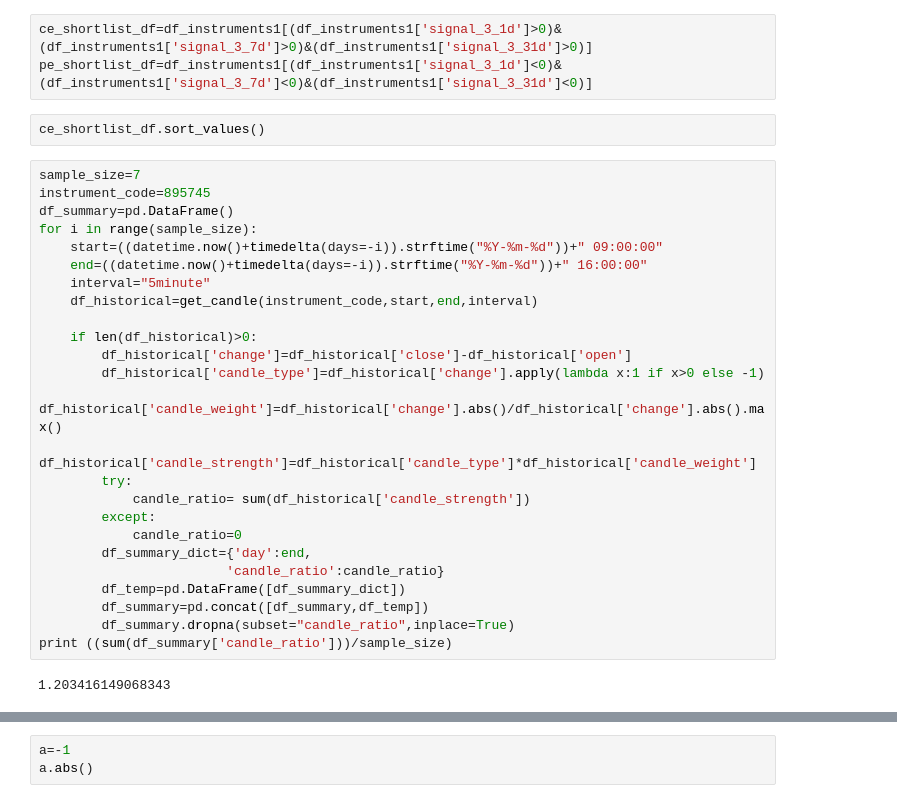
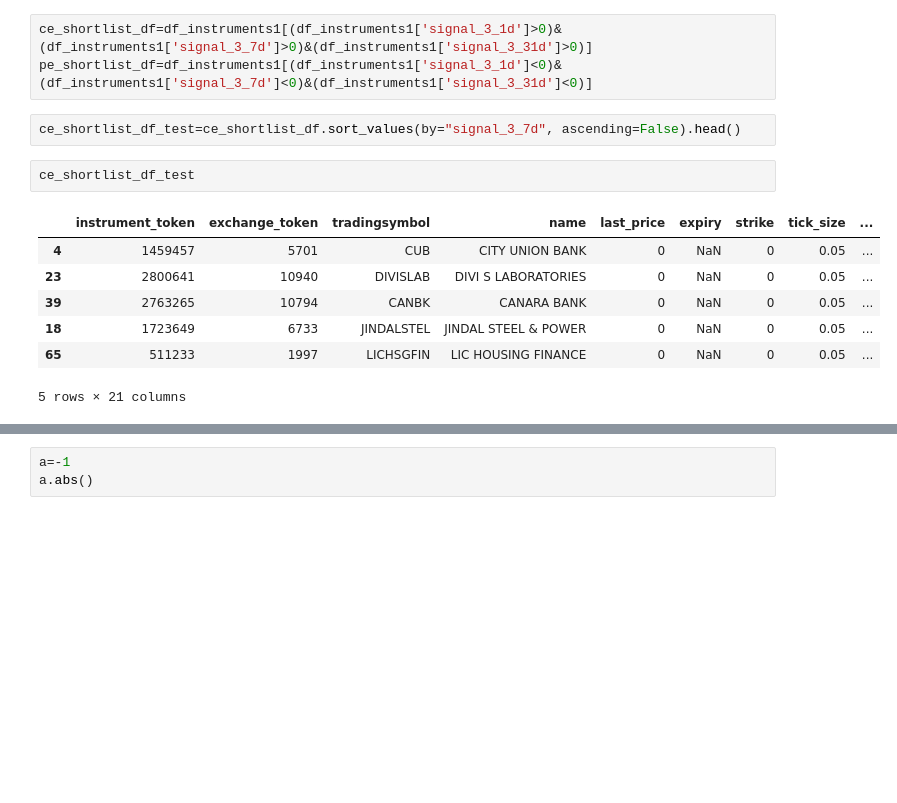
Before and after one commit to nikhil-chhabra/pykiteconnect, a Jupyter notebook: kite_notebook.ipynb, the cells around one changed output, grey strips where cells are left out. Cells and saved outputs as stored; diff of their text form; blank space fills up the shorter version.

```diff
--- a/kite_notebook.ipynb
+++ b/kite_notebook.ipynb
@@ -115,32 +116,15 @@ df_instruments1.to_csv(f'weighted_final_shortlist_{date}.csv',index=False)
 # %%
 ce_shortlist_df=df_instruments1[(df_instruments1['signal_3_1d']>0)&(df_instruments1['signal_3_7d']>0)&(df_instruments1['signal_3_31d']>0)]
 pe_shortlist_df=df_instruments1[(df_instruments1['signal_3_1d']<0)&(df_instruments1['signal_3_7d']<0)&(df_instruments1['signal_3_31d']<0)]
-# %%
-ce_shortlist_df.sort_values()
-# %%
-sample_size=7
-instrument_code=895745
-df_summary=pd.DataFrame()
-for i in range(sample_size):
-    start=((datetime.now()+timedelta(days=-i)).strftime("%Y-%m-%d"))+" 09:00:00"
-    end=((datetime.now()+timedelta(days=-i)).strftime("%Y-%m-%d"))+" 16:00:00"
-    interval="5minute"
-    df_historical=get_candle(instrument_code,start,end,interval)
-
-    if len(df_historical)>0:
-        df_historical['change']=df_historical['close']-df_historical['open']
-        df_historical['candle_type']=df_historical['change'].apply(lambda x:1 if x>0 else -1)
-        df_historical['candle_weight']=df_historical['change'].abs()/df_historical['change'].abs().max()
-        df_historical['candle_strength']=df_historical['candle_type']*df_historical['candle_weight']
-        try:
-            candle_ratio= sum(df_historical['candle_strength'])
-        except:
-            candle_ratio=0
-        df_summary_dict={'day':end,
-                        'candle_ratio':candle_ratio}
-        df_temp=pd.DataFrame([df_summary_dict])
-        df_summary=pd.concat([df_summary,df_temp])
-        df_summary.dropna(subset="candle_ratio",inplace=True)
-print ((sum(df_summary['candle_ratio']))/sample_size)
-# %% [output]
-1.203416149068343
+# %%
+ce_shortlist_df_test=ce_shortlist_df.sort_values(by="signal_3_7d", ascending=False).head()
+# %%
+ce_shortlist_df_test
+# %% [output]
+|  | instrument_token | exchange_token | tradingsymbol | name | last_price | expiry | strike | tick_size | ... |
+| 4 | 1459457 | 5701 | CUB | CITY UNION BANK | 0 | NaN | 0 | 0.05 | ... |
+| 23 | 2800641 | 10940 | DIVISLAB | DIVI S LABORATORIES | 0 | NaN | 0 | 0.05 | ... |
+| 39 | 2763265 | 10794 | CANBK | CANARA BANK | 0 | NaN | 0 | 0.05 | ... |
+| 18 | 1723649 | 6733 | JINDALSTEL | JINDAL STEEL & POWER | 0 | NaN | 0 | 0.05 | ... |
+| 65 | 511233 | 1997 | LICHSGFIN | LIC HOUSING FINANCE | 0 | NaN | 0 | 0.05 | ... |
+5 rows × 21 columns
```
Also changed, not shown: parts of 5 cells of this notebook, 2 other files.
